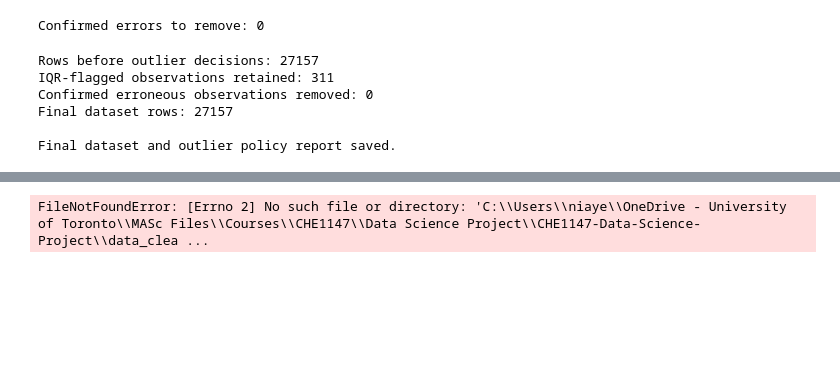
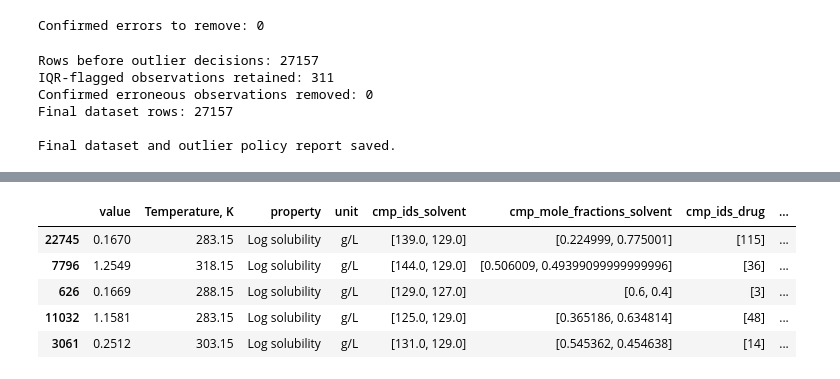
Before and after one commit to nami-nia/CHE1147-Data-Science-Project, a Jupyter notebook: data_cleaning_CL/CheMixHub_Final_Code_Draft.ipynb, the cells around one changed output, grey strips where cells are left out. Saved outputs shown, nothing was run; the diff lists cells and outputs as text; code cells hidden in the pictures; blank space fills up the shorter version.

```diff
--- a/data_cleaning_CL/CheMixHub_Final_Code_Draft.ipynb
+++ b/data_cleaning_CL/CheMixHub_Final_Code_Draft.ipynb
@@ -1809,25 +1837,29 @@ value                        0.877               0.355  1.000
 # %%
 #Define the global variables
 RANDOM_SEED = 1
 np.random.seed(RANDOM_SEED)
 LogSolubility = "value"
 FeatureColumns = ["Temperature, K", "cmp_mole_fractions_solvent", "cmp_ids_solvent", "cmp_ids_drug"]
 
 #train/test stratification split of the log solubility values
 LogSolubility_Binary = "value_binary"
 Cutoff = df[LogSolubility].quantile(0.9)
-LogSolubility_Binary = (df[LogSolubility] > Cutoff).astype(int)
+df[LogSolubility_Binary] = (df[LogSolubility] > Cutoff).astype(int)
 
 train_df, test_df = train_test_split(
     df,
     test_size = 0.2,
     train_size = 0.8,
-    stratify = LogSolubility_Binary,
+    stratify = df[LogSolubility_Binary],
     random_state = RANDOM_SEED
 )
 
-#check splitting
+#check splitting is done correctly
 train_df.head(5)
-test_df.head(5)
 # %% [output]
-FileNotFoundError: [Errno 2] No such file or directory: 'C:\\Users\\niaye\\OneDrive - University of Toronto\\MASc Files\\Courses\\CHE1147\\Data Science Project\\CHE1147-Data-Science-Project\\data_clea ...
+|  | value | Temperature, K | property | unit | cmp_ids_solvent | cmp_mole_fractions_solvent | cmp_ids_drug | ... |
+| 22745 | 0.1670 | 283.15 | Log solubility | g/L | [139.0, 129.0] | [0.224999, 0.775001] | [115] | ... |
+| 7796 | 1.2549 | 318.15 | Log solubility | g/L | [144.0, 129.0] | [0.506009, 0.49399099999999996] | [36] | ... |
+| 626 | 0.1669 | 288.15 | Log solubility | g/L | [129.0, 127.0] | [0.6, 0.4] | [3] | ... |
+| 11032 | 1.1581 | 283.15 | Log solubility | g/L | [125.0, 129.0] | [0.365186, 0.634814] | [48] | ... |
+| 3061 | 0.2512 | 303.15 | Log solubility | g/L | [131.0, 129.0] | [0.545362, 0.454638] | [14] | ... |
```
Also changed, not shown: parts of 12 cells of this notebook, 4 other files.
